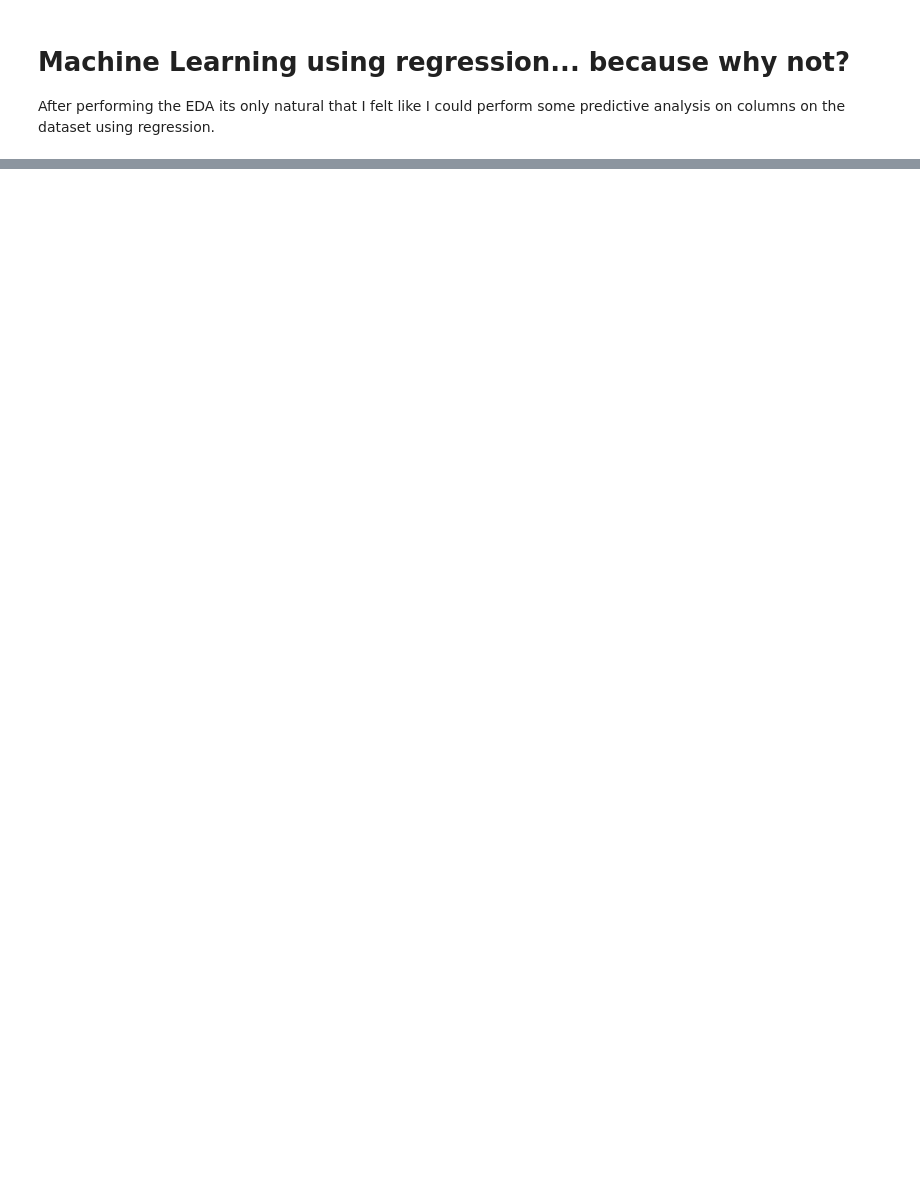
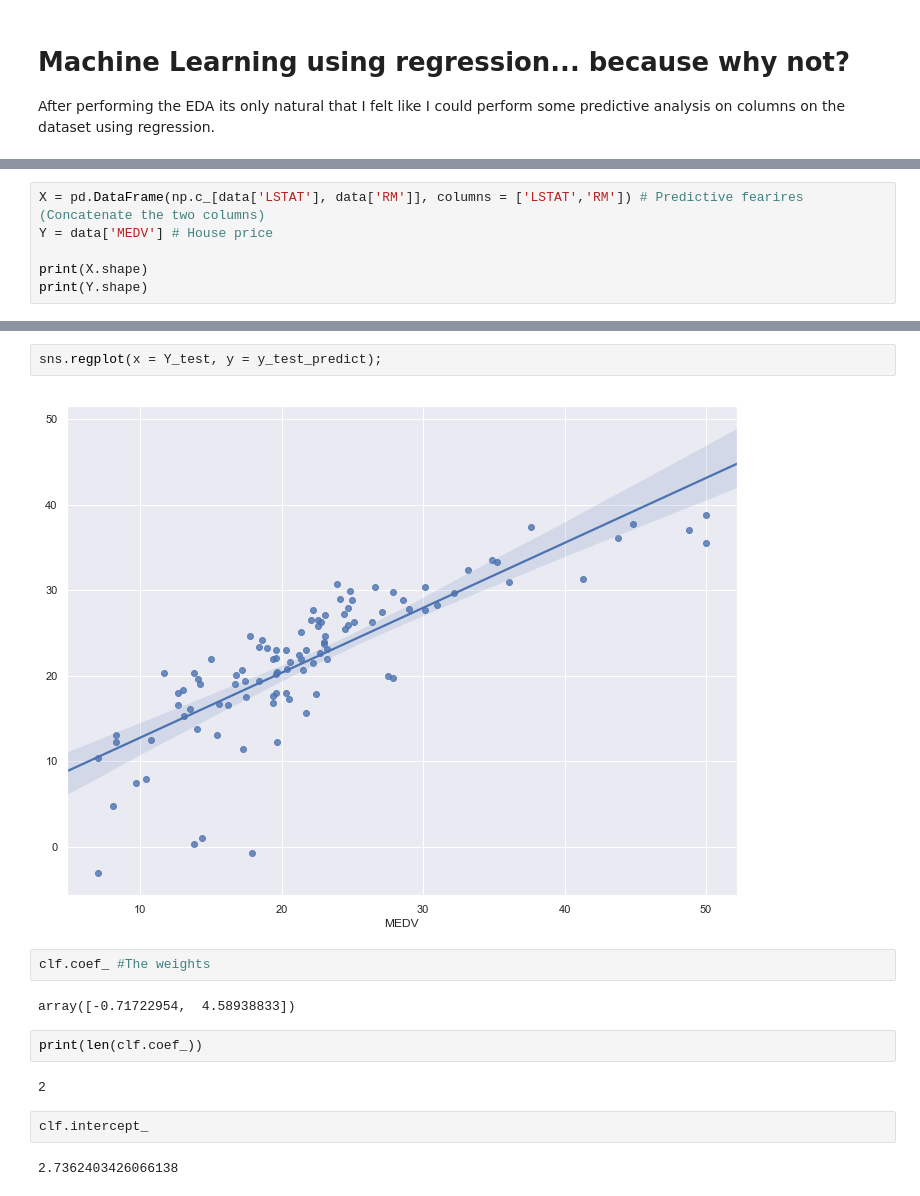
Before and after one commit to lewis-munyi/kamilimu-DS-track, a Jupyter notebook: EDA-Boston.ipynb, the cells around one changed output, grey strips where cells are left out. Cells and saved outputs as stored; diff of their text form; blank space fills up the shorter version.

```diff
--- a/EDA-Boston.ipynb
+++ b/EDA-Boston.ipynb
@@ -290,0 +254,6 @@ ValueError: Input contains NaN, infinity or a value too large for dtype('float64
+# %%
+X = pd.DataFrame(np.c_[data['LSTAT'], data['RM']], columns = ['LSTAT','RM']) # Predictive fearires (Concatenate the two columns)
+Y = data['MEDV'] # House price
+
+print(X.shape)
+print(Y.shape)
@@ -290,0 +337,16 @@ ValueError: Input contains NaN, infinity or a value too large for dtype('float64
+# %%
+sns.regplot(x = Y_test, y = y_test_predict);
+# %% [output]
+[figure, added]
+# %%
+clf.coef_ #The weights
+# %% [output]
+array([-0.71722954,  4.58938833])
+# %%
+print(len(clf.coef_))
+# %% [output]
+2
+# %%
+clf.intercept_
+# %% [output]
+2.7362403426066138
```
Also changed, not shown: parts of 29 cells of this notebook.
